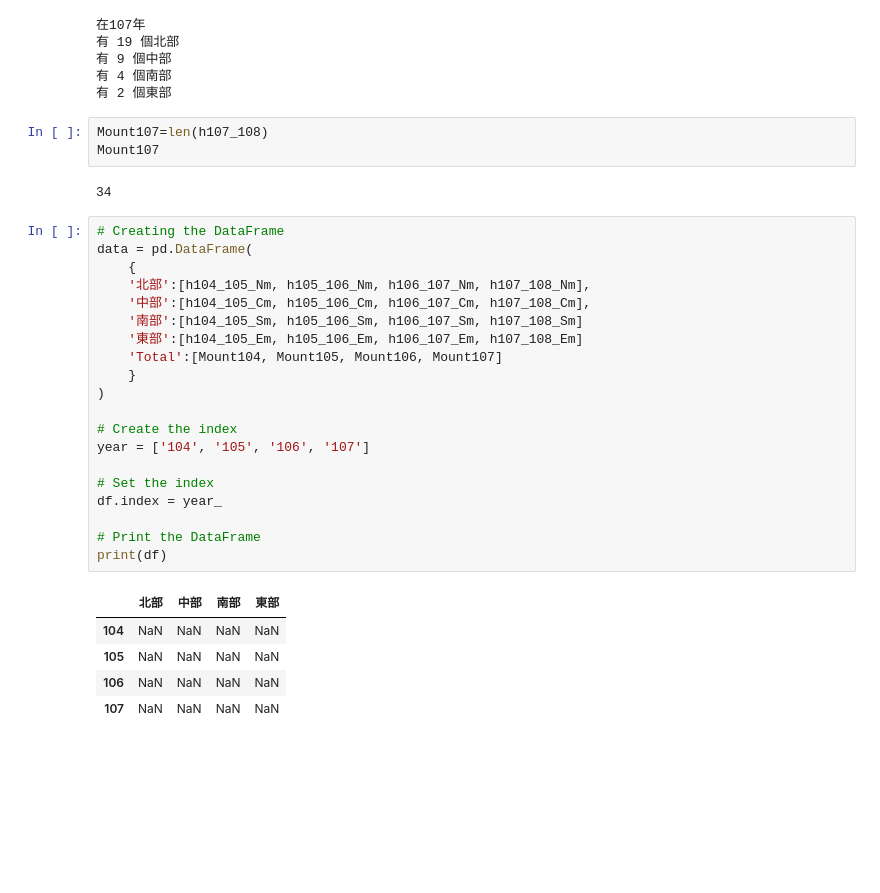
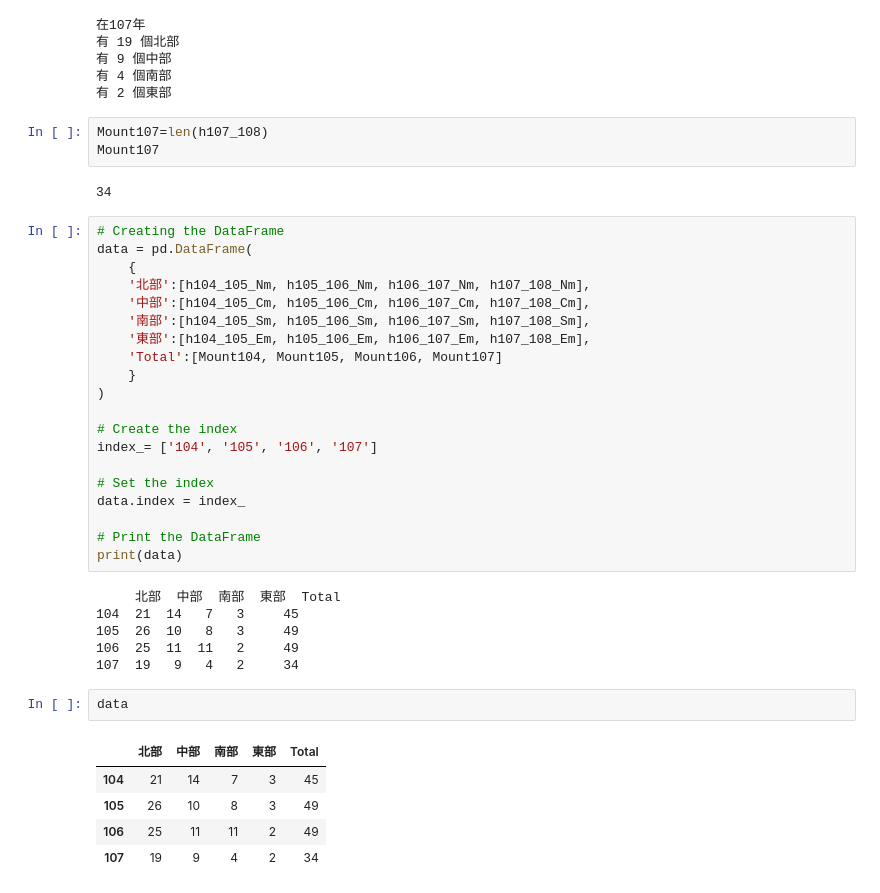
Before and after one commit to cpeggy/LAT, a Jupyter notebook: week2_0301.ipynb, the cells around one changed output. Saved outputs shown, nothing was run; the diff lists cells and outputs as text; blank space fills up the shorter version.

```diff
--- a/week2_0301.ipynb
+++ b/week2_0301.ipynb
@@ -292,34 +292,42 @@ print("有",h107_108_Em,"個東部")
 有 9 個中部
 有 4 個南部
 有 2 個東部
-# %%
-Mount107=len(h107_108)
-Mount107
-# %% [output]
-34
-# %%
-# Creating the DataFrame
-data = pd.DataFrame(
-    {
-    '北部':[h104_105_Nm, h105_106_Nm, h106_107_Nm, h107_108_Nm],
-    '中部':[h104_105_Cm, h105_106_Cm, h106_107_Cm, h107_108_Cm],
-    '南部':[h104_105_Sm, h105_106_Sm, h106_107_Sm, h107_108_Sm]
-    '東部':[h104_105_Em, h105_106_Em, h106_107_Em, h107_108_Em]
-    'Total':[Mount104, Mount105, Mount106, Mount107]
-    }
-)
-
-# Create the index
-year = ['104', '105', '106', '107']
-
-# Set the index
-df.index = year_
-
-# Print the DataFrame
-print(df)
-# %% [output]
-|  | 北部 | 中部 | 南部 | 東部 |
-| 104 | NaN | NaN | NaN | NaN |
-| 105 | NaN | NaN | NaN | NaN |
-| 106 | NaN | NaN | NaN | NaN |
-| 107 | NaN | NaN | NaN | NaN |
+# %%
+Mount107=len(h107_108)
+Mount107
+# %% [output]
+34
+# %%
+# Creating the DataFrame
+data = pd.DataFrame(
+    {
+    '北部':[h104_105_Nm, h105_106_Nm, h106_107_Nm, h107_108_Nm],
+    '中部':[h104_105_Cm, h105_106_Cm, h106_107_Cm, h107_108_Cm],
+    '南部':[h104_105_Sm, h105_106_Sm, h106_107_Sm, h107_108_Sm],
+    '東部':[h104_105_Em, h105_106_Em, h106_107_Em, h107_108_Em],
+    'Total':[Mount104, Mount105, Mount106, Mount107]
+    }
+)
+
+# Create the index
+index_= ['104', '105', '106', '107']
+
+# Set the index
+data.index = index_
+
+# Print the DataFrame
+print(data)
+# %% [output]
+     北部  中部  南部  東部  Total
+104  21  14   7   3     45
+105  26  10   8   3     49
+106  25  11  11   2     49
+107  19   9   4   2     34
+# %%
+data
+# %% [output]
+|  | 北部 | 中部 | 南部 | 東部 | Total |
+| 104 | 21 | 14 | 7 | 3 | 45 |
+| 105 | 26 | 10 | 8 | 3 | 49 |
+| 106 | 25 | 11 | 11 | 2 | 49 |
+| 107 | 19 | 9 | 4 | 2 | 34 |
```
Also changed, not shown: parts of 8 cells of this notebook.
